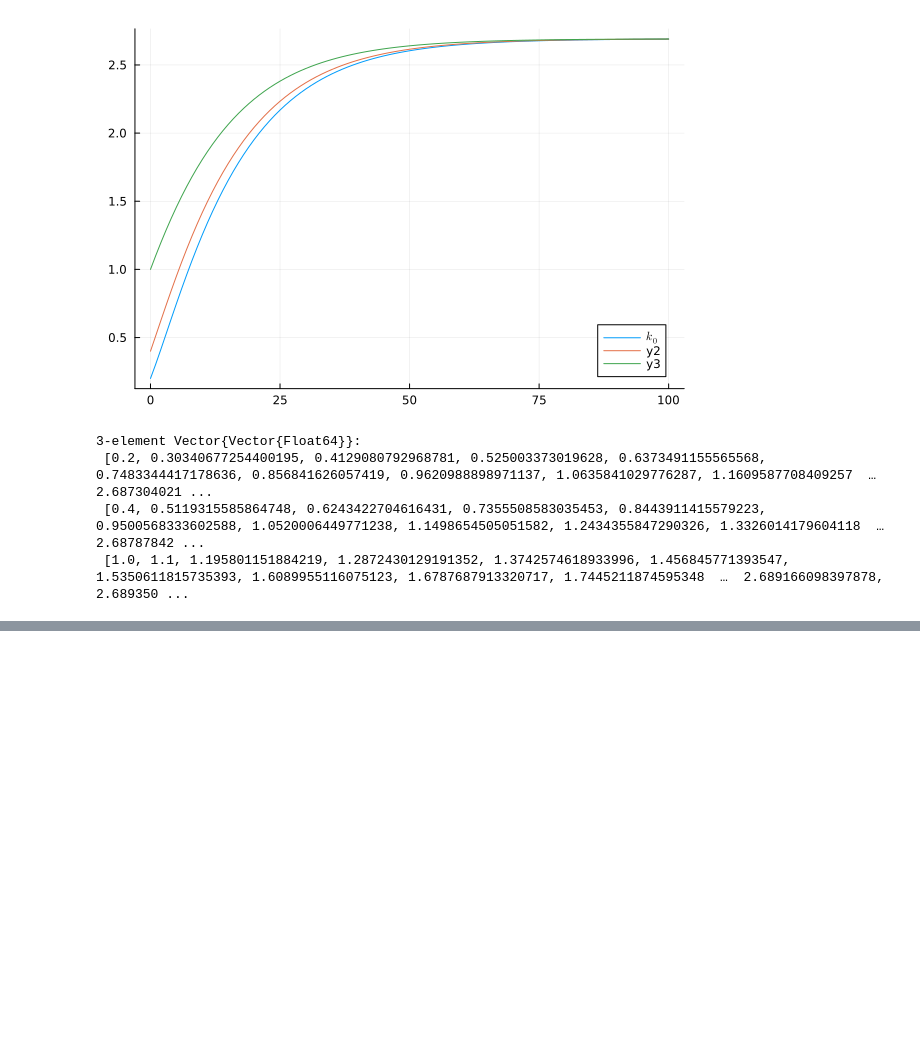
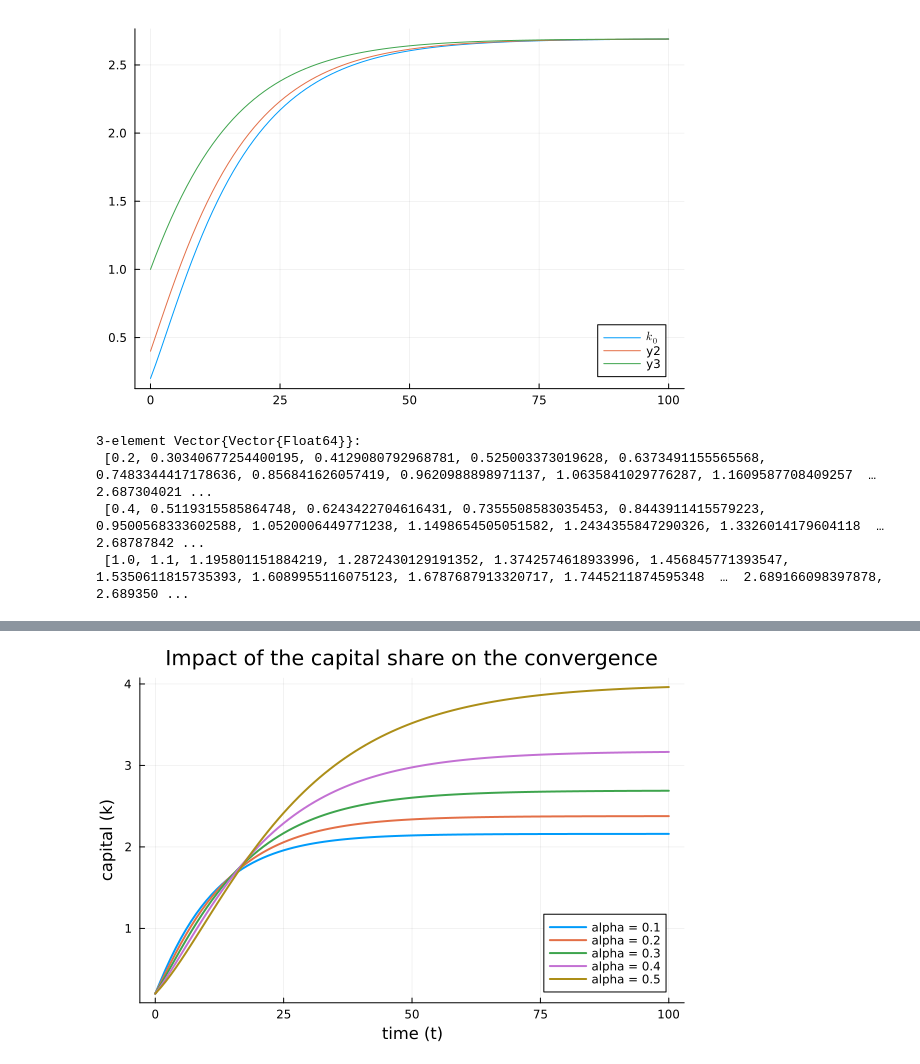
Before and after one commit to carlalucas/adv_macro_numerical_methods, a Jupyter notebook: solow.ipynb, the cells around one changed output, grey strips where cells are left out. Saved outputs shown, nothing was run; the diff lists cells and outputs as text; code cells hidden in the pictures; blank space fills up the shorter version.

```diff
--- a/solow.ipynb
+++ b/solow.ipynb
@@ -207,0 +248,19 @@ sims = [simulate(k0,T,model) for k0 in k_init]
+# %%
+### Capital share sensitivity
+alpha = [0.1, 0.2, 0.3, 0.4, 0.5]
+T_sim = 100
+k0_sim = 0.2
+tv = 0:T_sim
+
+p_sens = plot(title="Impact of the capital share on the convergence",
+              xlabel="time (t)", ylabel="capital (k)", legend=:bottomright)
+
+for alpha_val in alpha
+    p_local = merge(model, (; α = alpha_val))
+    kv = simulate(k0_sim, T_sim, p_local)
+    plot!(p_sens, tv, kv, label="alpha = $alpha_val", lw=2)
+end
+
+display(p_sens)
+# %% [output]
+[figure, added]
```
Also changed, not shown: parts of 10 cells of this notebook.
